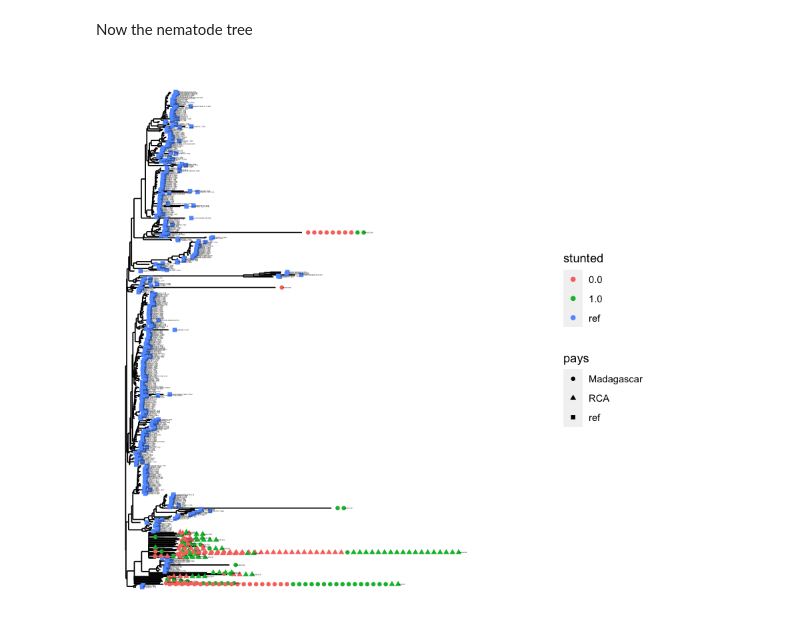
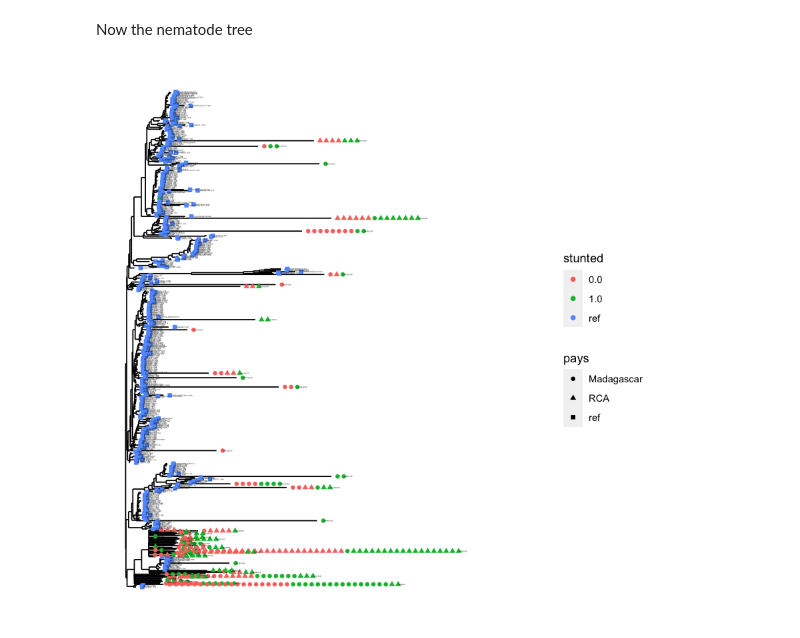
Before and after one commit to aemann01/afribiota, a Jupyter notebook: phyloseq_tree.r.ipynb, the cells around one changed output. Drawn from its saved outputs; the diff is of its cells as text; code cells hidden in the pictures.

```diff
--- a/phyloseq_tree.r.ipynb
+++ b/phyloseq_tree.r.ipynb
@@ -36,10 +37,10 @@ plot_tree(physeq, color="stunted", shape="pays", ladderize="left", label.tips="t
 # %% [markdown]
 Now the nematode tree
 # %%
-nem.tre <- read.tree("placement_tree/test")
+nem.tre <- read.tree("placement_tree/RAxML_bestTree.nem.cons.root.tre")
 otutable <- otu_table(otu, taxa_are_rows=T)
 physeq <- phyloseq(otutable)
 physeq <- merge_phyloseq(physeq, nem.tre, map)
 plot_tree(physeq, color="stunted", shape="pays", ladderize="left", label.tips="taxa_names", base.spacing=0.03)
 # %% [output]
-[figure, old version]
+[figure, new version]
```
Also changed, not shown: parts of 1 cell of this notebook.
